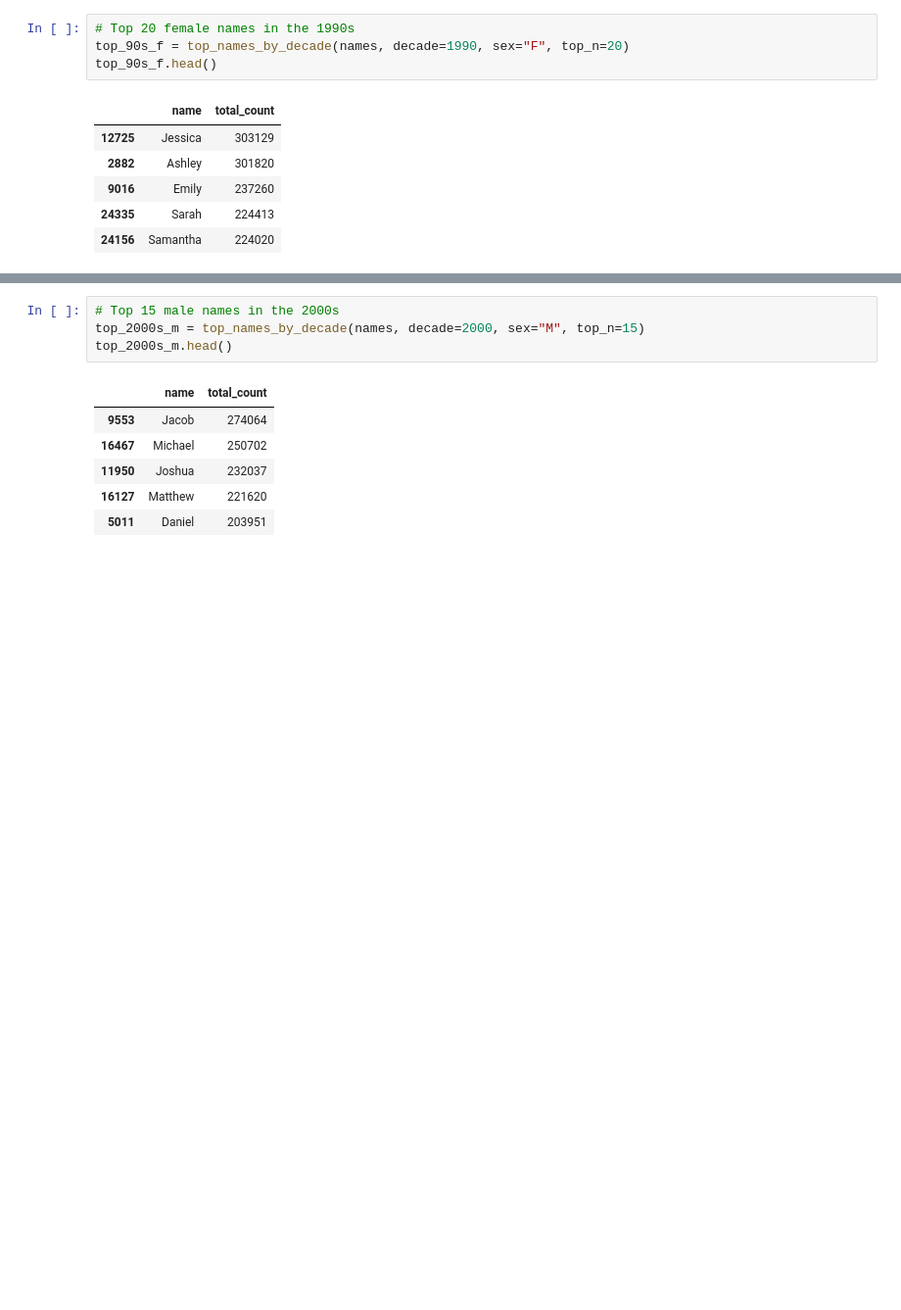
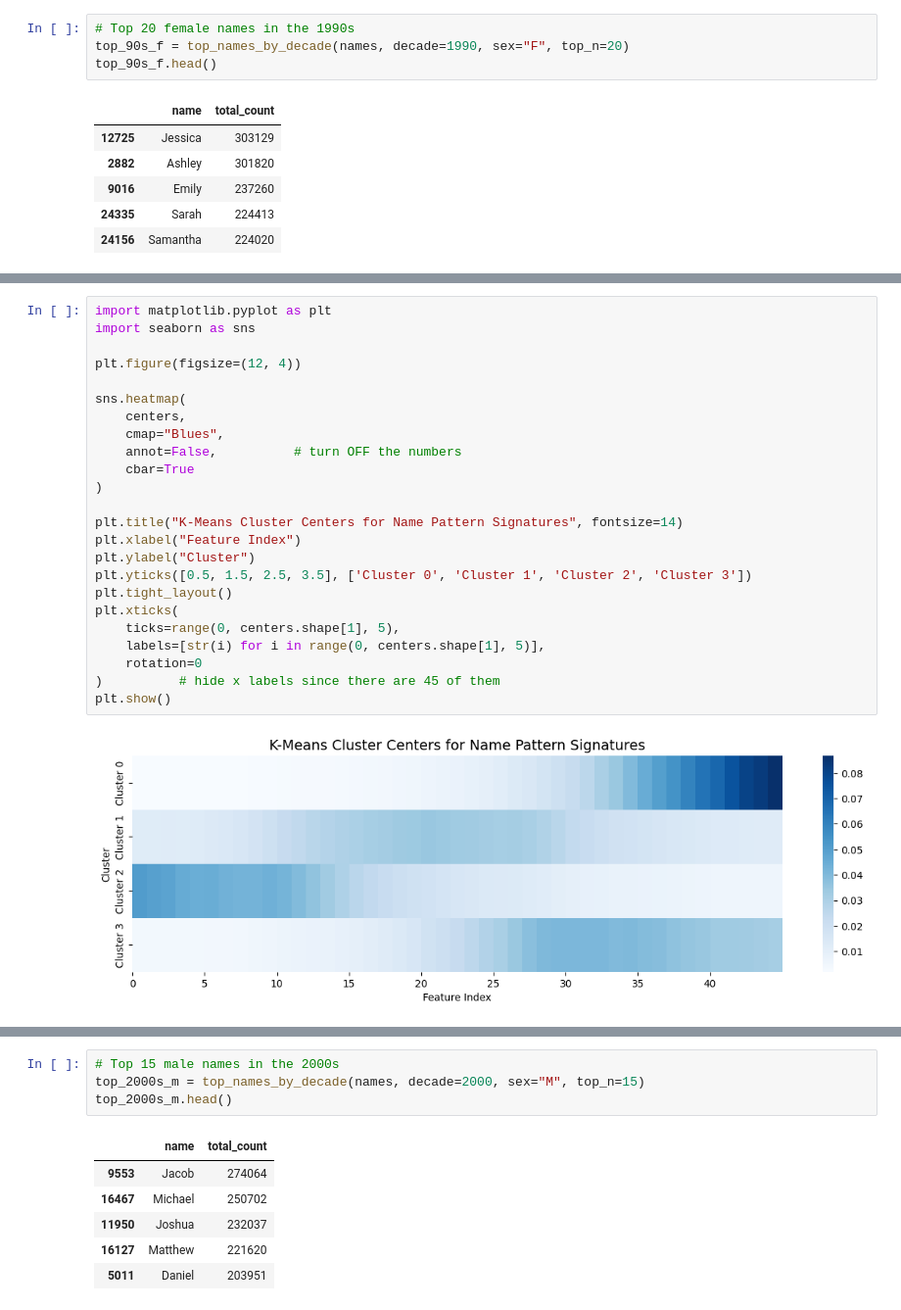
Before and after one commit to mclary-claritywithdata/malcolm_effect, a Jupyter notebook: TheMalcolmEffect.ipynb, the cells around one changed output, grey strips where cells are left out. Shown at 98% size. Saved outputs shown, nothing was run; the diff lists cells and outputs as text; blank space fills up the shorter version.

```diff
--- a/TheMalcolmEffect.ipynb
+++ b/TheMalcolmEffect.ipynb
@@ -845,0 +902,26 @@ Text(0.5, 1.0, 'Top 10 Male Names in the 2020s')
+# %%
+import matplotlib.pyplot as plt
+import seaborn as sns
+
+plt.figure(figsize=(12, 4))
+
+sns.heatmap(
+    centers,
+    cmap="Blues",
+    annot=False,          # turn OFF the numbers
+    cbar=True
+)
+
+plt.title("K-Means Cluster Centers for Name Pattern Signatures", fontsize=14)
+plt.xlabel("Feature Index")
+plt.ylabel("Cluster")
+plt.yticks([0.5, 1.5, 2.5, 3.5], ['Cluster 0', 'Cluster 1', 'Cluster 2', 'Cluster 3'])
+plt.tight_layout()
+plt.xticks(
+    ticks=range(0, centers.shape[1], 5),
+    labels=[str(i) for i in range(0, centers.shape[1], 5)],
+    rotation=0
+)          # hide x labels since there are 45 of them
+plt.show()
+# %% [output]
+[figure, added]
```
Also changed, not shown: parts of 25 cells of this notebook.
